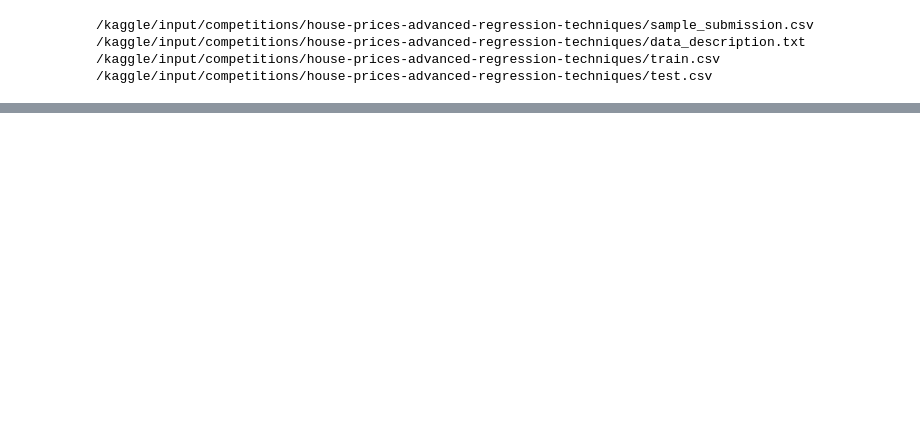
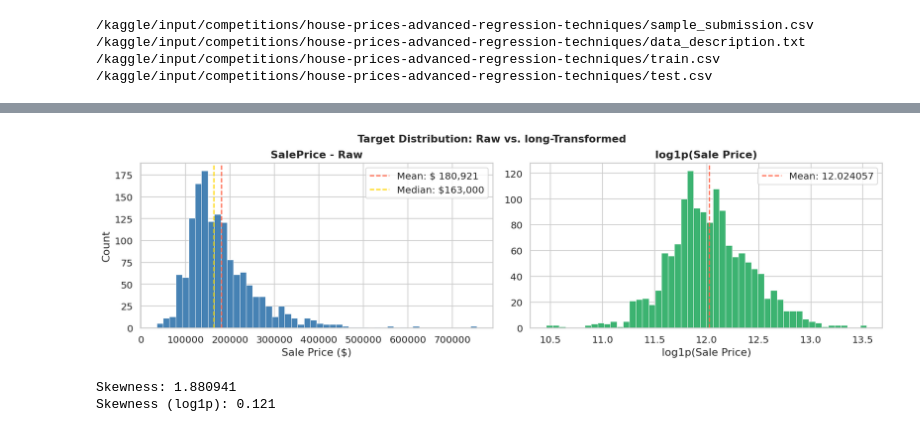
Before and after one commit to abderrazzakchafi/house-prices-advanced-regression, a Jupyter notebook: House-Prices-Regression.ipynb, the cells around one changed output, grey strips where cells are left out. Cells and saved outputs as stored; diff of their text form; code cells hidden in the pictures; blank space fills up the shorter version.

```diff
--- a/House-Prices-Regression.ipynb
+++ b/House-Prices-Regression.ipynb
@@ -36,8 +65,14 @@ import seaborn as sns
 train = pd.read_csv('/kaggle/input/competitions/house-prices-advanced-regression-techniques/train.csv')
 test = pd.read_csv('/kaggle/input/competitions/house-prices-advanced-regression-techniques/test.csv')
 
+X = train.drop(columns=['Id', 'SalePrice'])
+y = np.log1p(train['SalePrice'])
+
+X_test = test.drop(columns=['Id'])
+
 print(f"Train shape: {train.shape}")
 print(f"Test shape: {test.shape}")
+print(f"Target (log1p SalePrice) - mean: {y.mean():.3f}, std: {y.std():.3f}")
 # %% [output]
 Train shape: (1460, 81)
 Test shape: (1459, 80)
@@ -85,0 +101,65 @@ dtype: float64
+# %%
+from scipy .stats import skew
+
+fig, axes = plt.subplots(1, 2, figsize=(14, 4))
+
+axes[0].hist(
+            train['SalePrice'],
+            bins=50,
+            color='steelblue',
+            edgecolor='white',
+            linewidth=0.5
+)
+axes[0].set_title('SalePrice - Raw', fontweight='bold')
+axes[0].set_xlabel('Sale Price ($)')
+axes[0].set_ylabel('Count')
+
+axes[0].axvline(
+            train['SalePrice'].mean(),
+            color='tomato',
+            linestyle='--',
+            label=f"Mean: $ {train['SalePrice'].mean():,.0f}"
+)
+axes[0].axvline(
+            train['SalePrice'].median(),
+            color='gold',
+            linestyle='--',
+            label=f"Median: ${train['SalePrice'].median():,.0f}"
+)
+axes[0].legend()
+
+# log raw
+axes[1].hist(
+             y, bins=50,
+             color='mediumseagreen',
+             edgecolor='white',
+             linewidth=0.5
+)
+
+axes[1].set_title('log1p(Sale Price)', fontweight='bold' )
+axes[1].set_xlabel('log1p(Sale Price)')
+
+axes[1].axvline(
+                y.mean(),
+                color='tomato',
+                linestyle='--',
+                label=f"Mean: {y.mean():3f}"
+)
+
+axes[1].legend()
+
+plt.tight_layout()
+plt.suptitle(
+            'Target Distribution: Raw vs. long-Transformed',
+             y=1.02,
+             fontsize=13,
+             fontweight='bold'
+)
+plt.show()
+
+print(f"Skewness: {skew(train['SalePrice']):3f}")
+print(f"Skewness (log1p): {skew(y):.3f}")
+# %% [output]
+[figure, added]
+Skewness: 1.880941
+Skewness (log1p): 0.121
```
Also changed, not shown: parts of 8 cells of this notebook.
